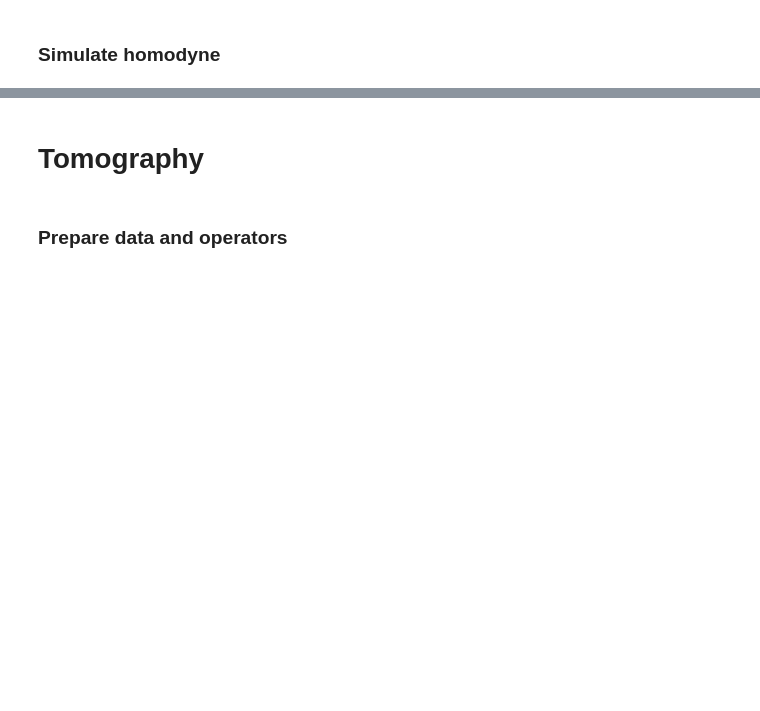
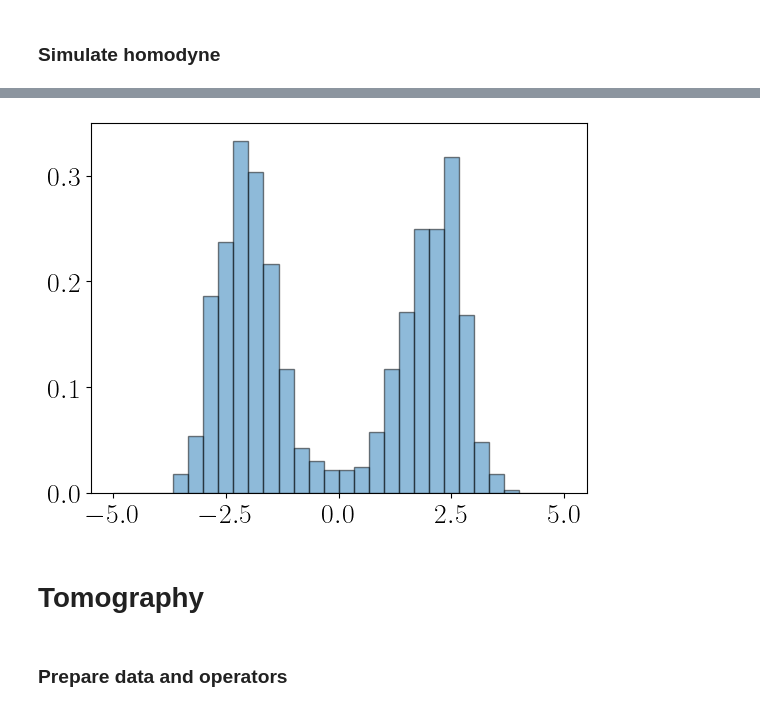
Before and after one commit to ingstra/qubitdyne, a Jupyter notebook: Digital homodyne detection and cvx tomography.ipynb, the cells around one changed output, grey strips where cells are left out. Cells and saved outputs as stored; diff of their text form; code cells hidden in the pictures; blank space fills up the shorter version.

```diff
--- a/Digital homodyne detection and cvx tomography.ipynb
+++ b/Digital homodyne detection and cvx tomography.ipynb
@@ -156,7 +156,7 @@ def get_hist(rotangl):
 
 
     ### create histogram ###
-    hist, bins, _ = plt.hist(quadmeashom,Nbins,[-L,L], density=True, alpha=0.5)
+    hist, bins, _ = plt.hist(quadmeashom,Nbins,[-L,L], density=True, alpha=0.5, edgecolor='k')
     #print(psi.ptrace(0))
     return hist
 # %%
@@ -174,3 +174,9 @@ b_all = Parallel(n_jobs=-1, verbose=5, backend="loky")(delayed(get_hist)(rotangl
+# %%
+# plot one histogram for show
+
+get_hist(0);
+# %% [output]
+[figure, added]
 # %% [markdown]
 # Tomography
 # %% [markdown]
```
Also changed, not shown: parts of 4 cells of this notebook.
